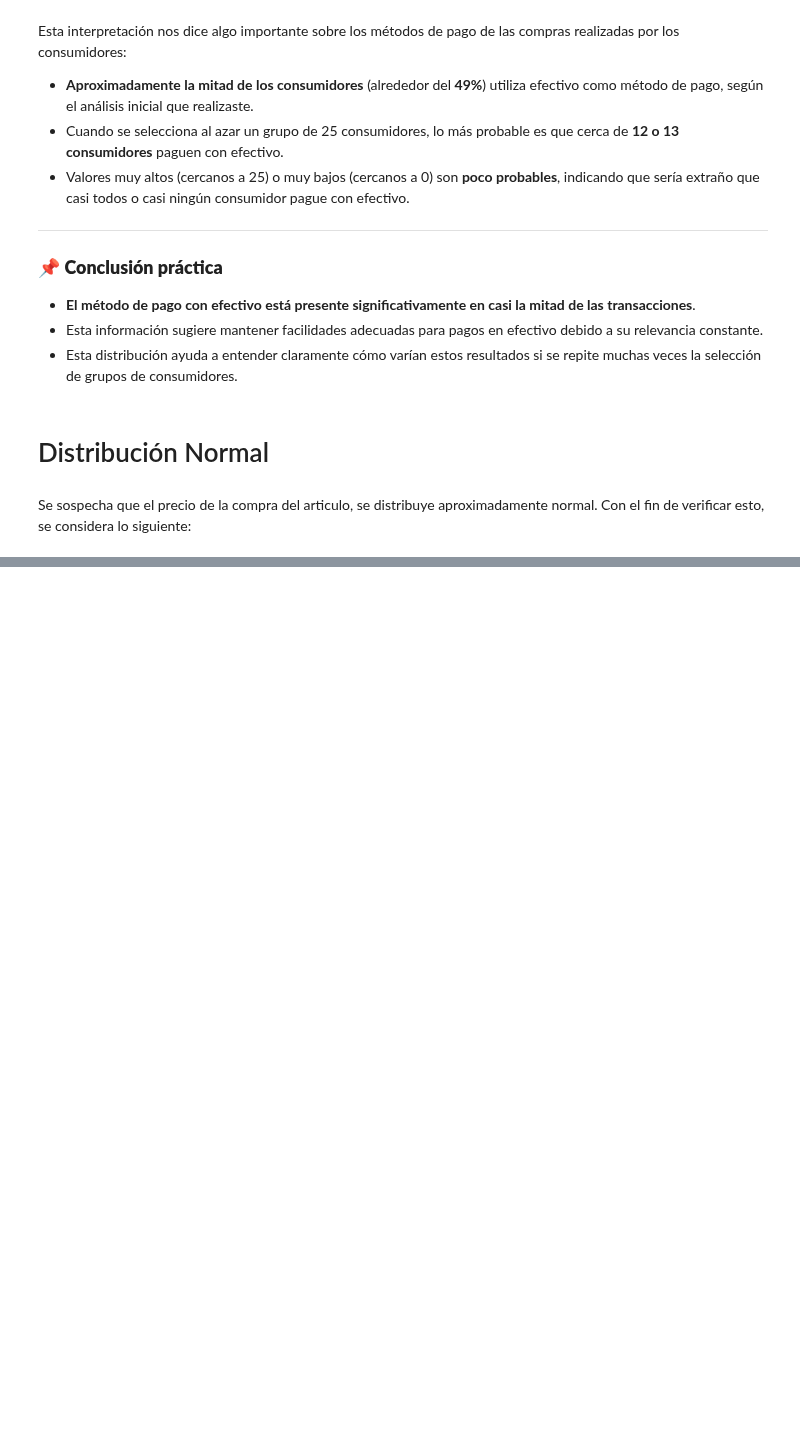
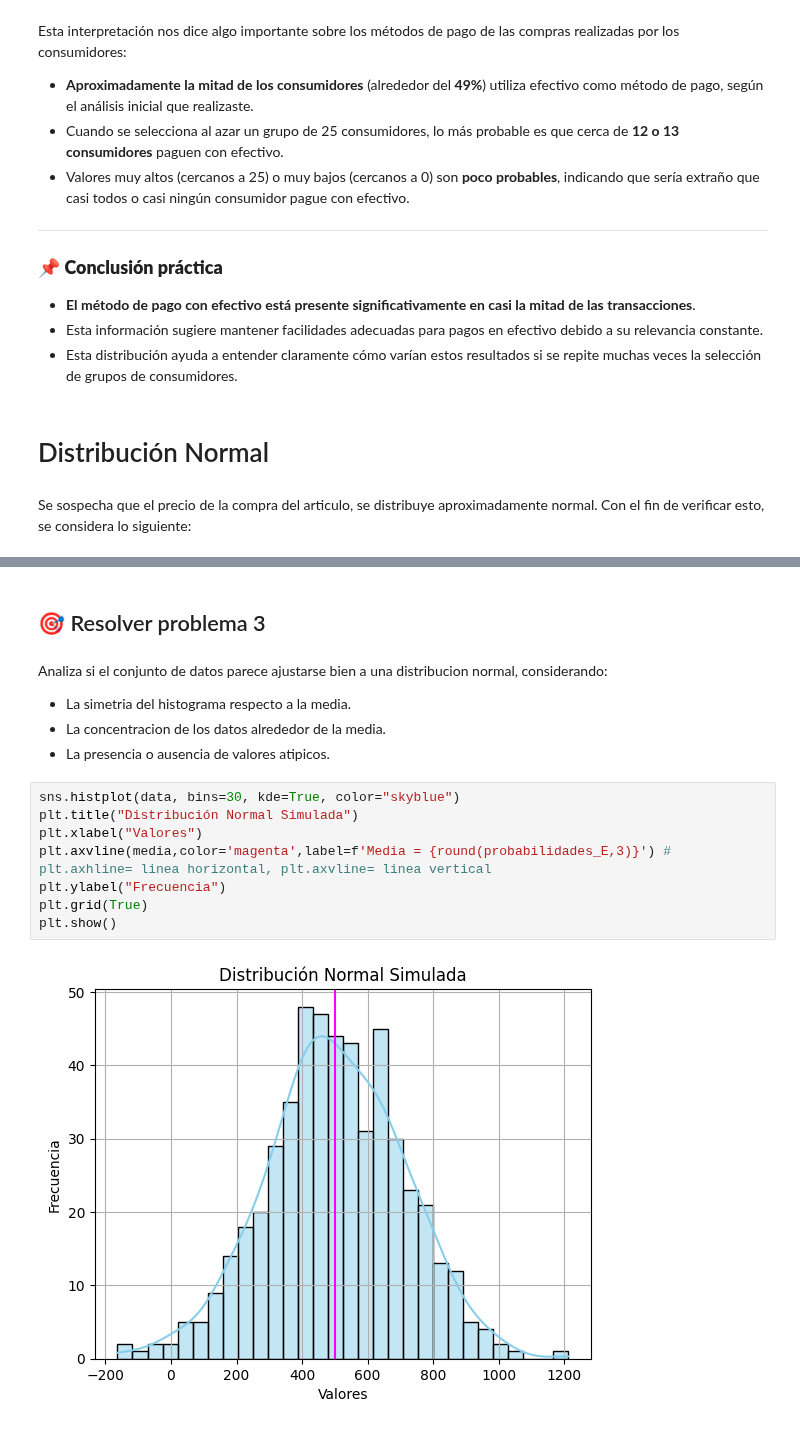
Before and after one commit to diadasiachilensis/data-science, a Jupyter notebook: ejercicios/6.ejercitacion-2/Evaluacion-formativa2.ipynb, the cells around one changed output, grey strips where cells are left out. Drawn from its saved outputs; the diff is of its cells as text; blank space fills up the shorter version.

```diff
--- a/ejercicios/6.ejercitacion-2/Evaluacion-formativa2.ipynb
+++ b/ejercicios/6.ejercitacion-2/Evaluacion-formativa2.ipynb
@@ -283,0 +328,17 @@ verificar esto, se considera lo siguiente:
+# %% [markdown]
+## 🎯 Resolver problema 3
+# %% [markdown]
+Analiza si el conjunto de datos parece ajustarse bien a una distribucion normal, considerando:
+- La simetria del histograma respecto a la media.
+- La concentracion de los datos alrededor de la media.
+- La presencia o ausencia de valores atipicos.
+# %%
+sns.histplot(data, bins=30, kde=True, color="skyblue")
+plt.title("Distribución Normal Simulada")
+plt.xlabel("Valores")
+plt.axvline(media,color='magenta',label=f'Media = {round(probabilidades_E,3)}') # plt.axhline= linea horizontal, plt.axvline= linea vertical
+plt.ylabel("Frecuencia")
+plt.grid(True)
+plt.show()
+# %% [output]
+[figure, added]
```
Also changed, not shown: parts of 32 cells of this notebook.
